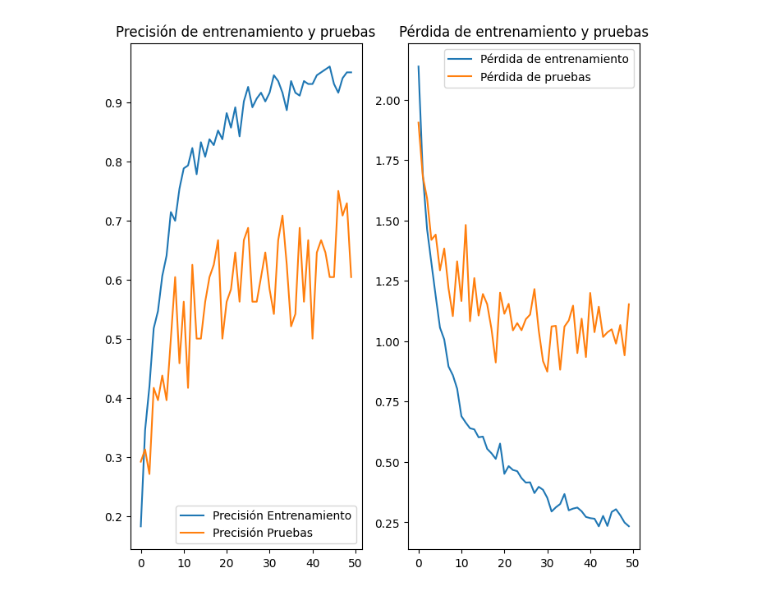
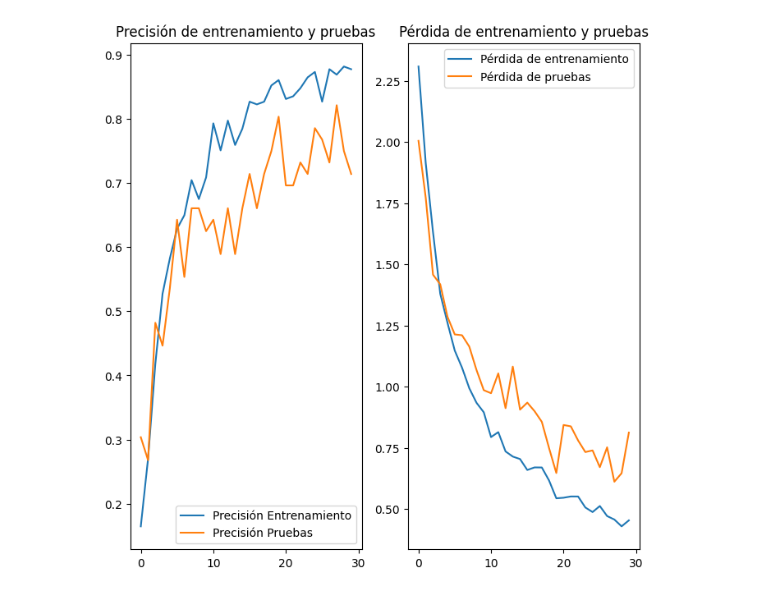
Before and after one commit to eloyjm/api-cofradia, a Jupyter notebook: src/entrenamiento.ipynb, the cells around one changed output. Cells and saved outputs as stored; diff of their text form; code cells hidden in the pictures.

Commit message:
feat: Pruebas nuevos modelos

```diff
--- a/src/entrenamiento.ipynb
+++ b/src/entrenamiento.ipynb
@@ -5,14 +5,24 @@ import matplotlib.image as mpimg
 import shutil
 from tensorflow.keras.preprocessing.image import ImageDataGenerator
 import numpy as np
+import tensorflow as tf
+import tensorflow_hub as hub
+import spicy
+from tensorflow.keras.models import load_model
+from tensorflow.keras.models import save_model
+from tensorflow.keras.models import Sequential
+from tensorflow.keras.layers import Flatten, Dense
 
-key_day = "LS"
+
+
+key_day = "DDR"
 data_dir = f'../data/data{key_day}'
 dataset_dir = f'../data/dataset{key_day}'
 
 ##ESCOGER MENOR TAMAÑO DE CARPETA
 
 folders = [folder for folder in os.listdir(data_dir) if os.path.isdir(os.path.join(data_dir, folder))]
+num_hermandades = len(folders)
 tamanos =[]
 for folder in folders:
     folder_path = os.path.join(data_dir, folder)
@@ -41,8 +51,6 @@ for carpeta in carpetas:
 datagen = ImageDataGenerator(
     rescale=1. / 255,
     rotation_range = 30,
-    width_shift_range = 0.10,
-    height_shift_range = 0.10,
     zoom_range = [0.5, 1.5],
     validation_split=0.2 #20% para pruebas
 )
@@ -141,25 +198,50 @@ save_model(modelo, f'../models/{key_day}.h5')
+# %%
+from tensorflow.keras.applications import NASNetMobile
+
+nasnet = NASNetMobile(weights='imagenet', include_top=False, input_shape=(224, 224, 3))
+nasnet.trainable = False
+
+modelo_nasnet = tf.keras.Sequential([
+    nasnet,
+    tf.keras.layers.GlobalAveragePooling2D(),
+    tf.keras.layers.Dense(num_hermandades, activation='softmax')
+])
+
+modelo_nasnet.compile(
+    optimizer='adam',
+    loss='categorical_crossentropy',
+    metrics=['accuracy'])
+
+EPOCAS = 30
+
+historial_nasnet = modelo_nasnet.fit(
+    data_gen_entrenamiento, epochs=EPOCAS, batch_size=32,
+    validation_data=data_gen_pruebas
+)
 # %%
 #Graficas de precisión
+
+historial = historialMNAPP
 acc = historial.history['accuracy']
 val_acc = historial.history['val_accuracy']
 
 loss = historial.history['loss']
 val_loss = historial.history['val_loss']
 
-rango_epocas = range(50)
+rango_epocas = range(EPOCAS)
 
 plt.figure(figsize=(8,8))
 plt.subplot(1,2,1)
 plt.plot(rango_epocas, acc, label='Precisión Entrenamiento')
 plt.plot(rango_epocas, val_acc, label='Precisión Pruebas')
 plt.legend(loc='lower right')
 plt.title('Precisión de entrenamiento y pruebas')
 
 plt.subplot(1,2,2)
 plt.plot(rango_epocas, loss, label='Pérdida de entrenamiento')
 plt.plot(rango_epocas, val_loss, label='Pérdida de pruebas')
 plt.legend(loc='upper right')
 plt.title('Pérdida de entrenamiento y pruebas')
 plt.show()
 # %% [output]
-[figure, old version]
+[figure, new version]
```
Also changed, not shown: parts of 11 cells of this notebook, 20 other files.
